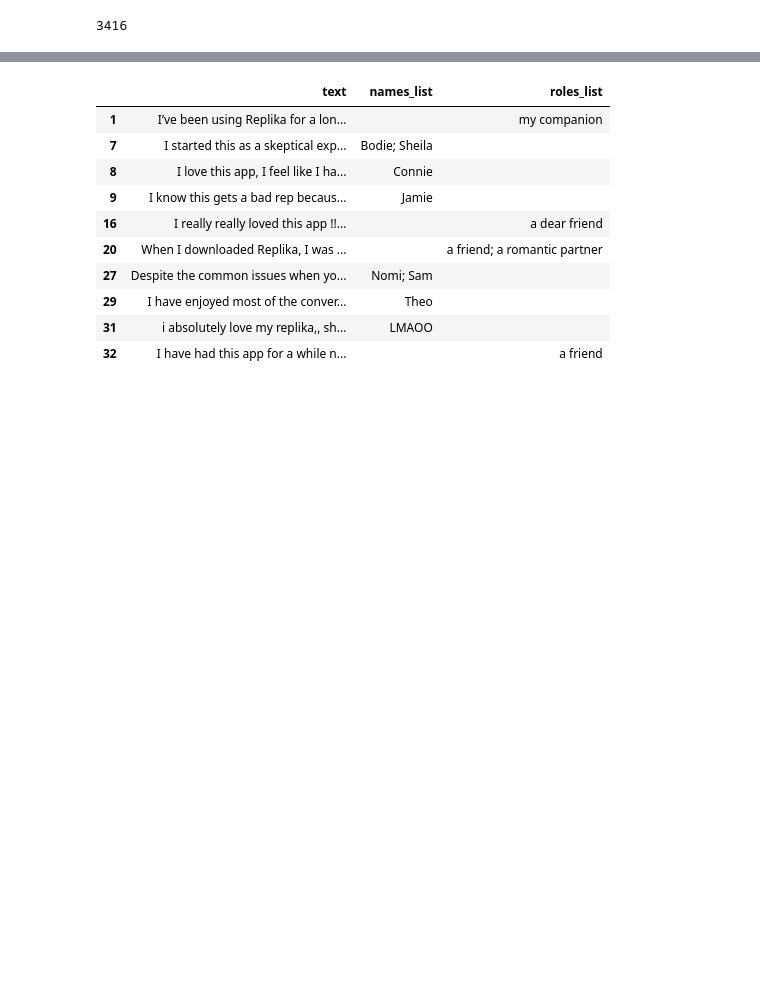
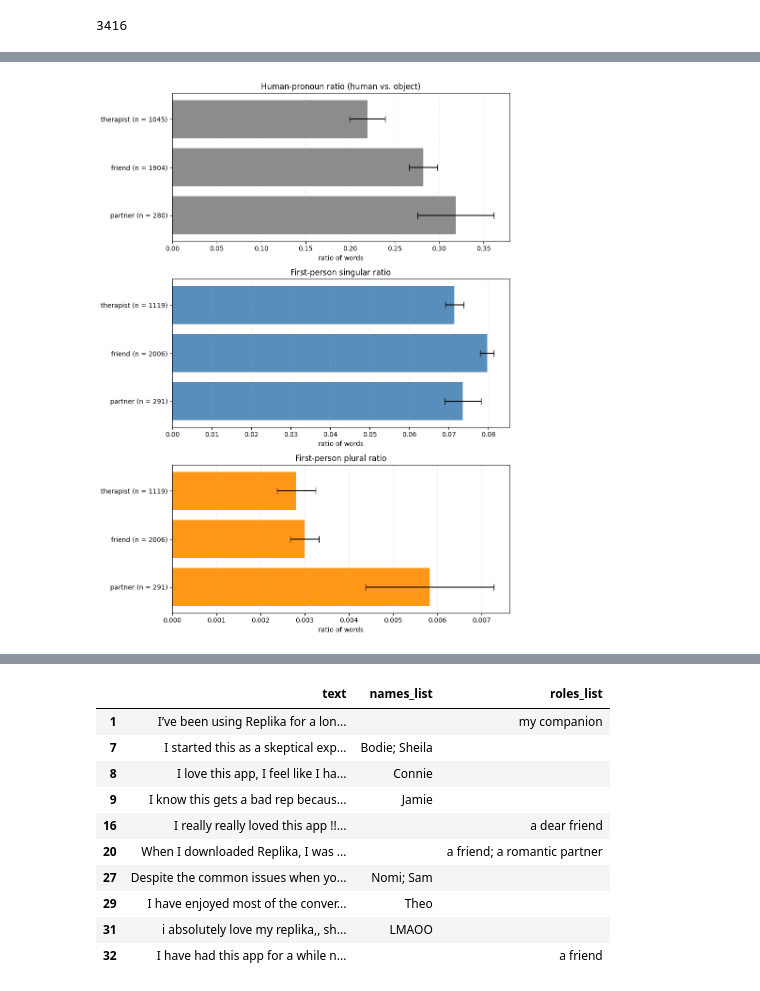
Before and after one commit to ankee07/SocKult25, a Jupyter notebook: Anne/pronoun_NER.ipynb, the cells around one changed output, grey strips where cells are left out. Saved outputs shown, nothing was run; the diff lists cells and outputs as text; code cells hidden in the pictures; blank space fills up the shorter version.

```diff
--- a/Anne/pronoun_NER.ipynb
+++ b/Anne/pronoun_NER.ipynb
@@ -72,17 +26,0 @@ df['ratio_human'] = df['n_human'] / (df['n_human'] + df['n_object']).replace(0,
-# %%
-# First person pronouns
-
-SELF_SG_PRONOUNS = {"i", "me", "my", "mine", "myself"}          # singular
-SELF_PL_PRONOUNS = {"we", "us", "our", "ours", "ourselves"}     # plural
-
-# Count
-self_sg_pat = re.compile(r'\b(?:' + '|'.join(SELF_SG_PRONOUNS) + r')\b', re.I)
-self_pl_pat = re.compile(r'\b(?:' + '|'.join(SELF_PL_PRONOUNS) + r')\b', re.I)
-
-df['n_self']    = df['text'].apply(lambda t: len(self_sg_pat.findall(t)))   # singular
-df['n_self_pl'] = df['text'].apply(lambda t: len(self_pl_pat.findall(t)))   # plural
-
-wc = df['word_count'].replace(0, np.nan)          # avoid division by zero
-df['self_ratio_sg']   = df['n_self']    / wc      # share of singular pronouns
-df['self_ratio_pl']   = df['n_self_pl'] / wc      # share of plural   pronouns
-df['first_person_ratio'] = (df['n_self'] + df['n_self_pl']) / wc  # combined share
@@ -311,0 +144,63 @@ partner therapist  -0.0021 0.6801 -0.0081  0.0039  False
+# %%
+# Plots (ratios, 95 % CI, counts)
+
+# Helper
+def ci_table(data, group_col, value_col, mean_name):
+    """Return mean, 95 % CI, sample-size for each group."""
+    out = []
+    for grp, series in data.groupby(group_col)[value_col]:
+        x   = series.dropna()
+        n   = len(x)
+        mu  = x.mean()
+        se  = stats.sem(x) if n > 1 else 0.0
+        ci  = se * stats.t.ppf(.975, df=n-1) if n > 1 else 0.0
+        out.append({group_col: grp, mean_name: mu,
+                    "ci_upper": mu + ci, "n": n})
+    return pd.DataFrame(out)
+
+# CI-tables
+ci_sg      = ci_table(df, GROUP_COL, "self_ratio_sg",  "mean_ratio_self_sg")
+ci_pl      = ci_table(df, GROUP_COL, "self_ratio_pl",  "mean_ratio_self_pl")
+ci_anthro  = ci_table(df, GROUP_COL, "ratio_human",    "mean_ratio_human")
+
+# Plot specs
+row_order  = ["partner", "friend", "therapist"]                 # Order
+counts     = df[GROUP_COL].value_counts()                       # Counts
+
+# Helper to build plotting table
+def prepare(tbl, mean_col):
+    tbl = (tbl.set_index(GROUP_COL)
+               .reindex(row_order)        # partner / friend / therapist
+               .reset_index())
+    tbl["label"] = [
+        f"{g} (n = {n})" for g, n in zip(tbl[GROUP_COL], tbl["n"])
+    ]
+    tbl["xerr"] = tbl["ci_upper"] - tbl[mean_col]
+    return tbl
+
+# Plotting tables
+p1 = prepare(ci_anthro, "mean_ratio_human")
+p2 = prepare(ci_sg,     "mean_ratio_self_sg")
+p3 = prepare(ci_pl,     "mean_ratio_self_pl")
+
+panels = [
+    ("Human-pronoun ratio (human vs. object)", p1, "mean_ratio_human", "grey"),
+    ("First-person singular ratio",            p2, "mean_ratio_self_sg", "steelblue"),
+    ("First-person plural ratio",              p3, "mean_ratio_self_pl", "darkorange"),
+]
+
+# Plotting
+fig, axes = plt.subplots(nrows=3, ncols=1, figsize=(9, 12))
+
+for ax, (title, tbl, mean_col, colour) in zip(axes, panels):
+    ax.barh(tbl["label"], tbl[mean_col],
+            xerr=tbl["xerr"], color=colour,
+            alpha=.90, capsize=5)
+    ax.set_title(title, fontsize=12)
+    ax.set_xlabel("ratio of words")
+    ax.grid(axis="x", linestyle=":", alpha=.4)
+
+plt.tight_layout()
+plt.show()
+# %% [output]
+[figure, added]
```
Also changed, not shown: parts of 27 cells of this notebook.
